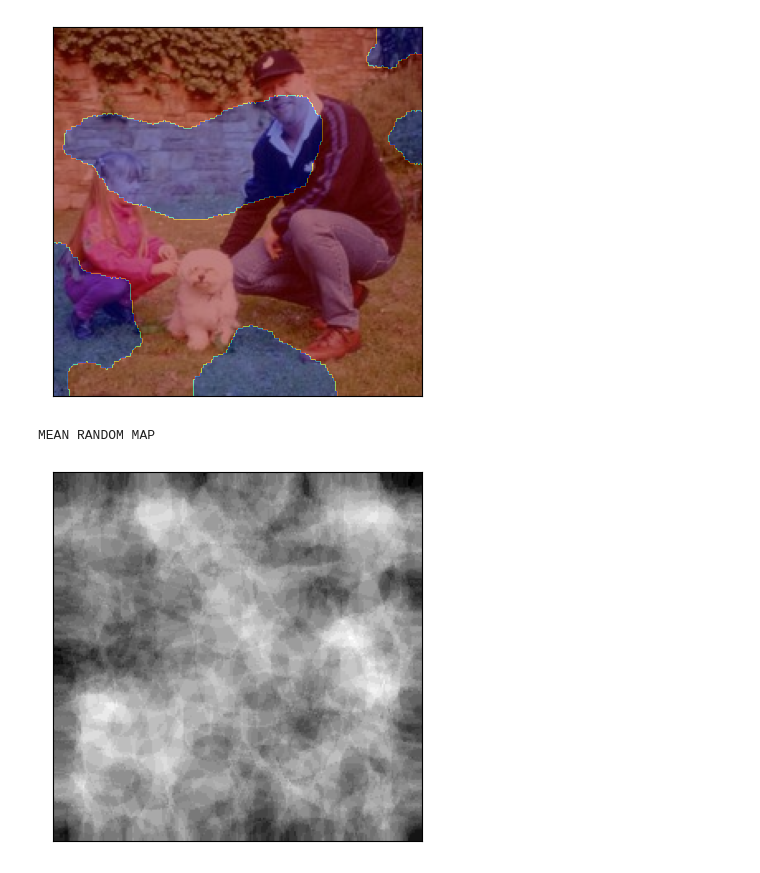
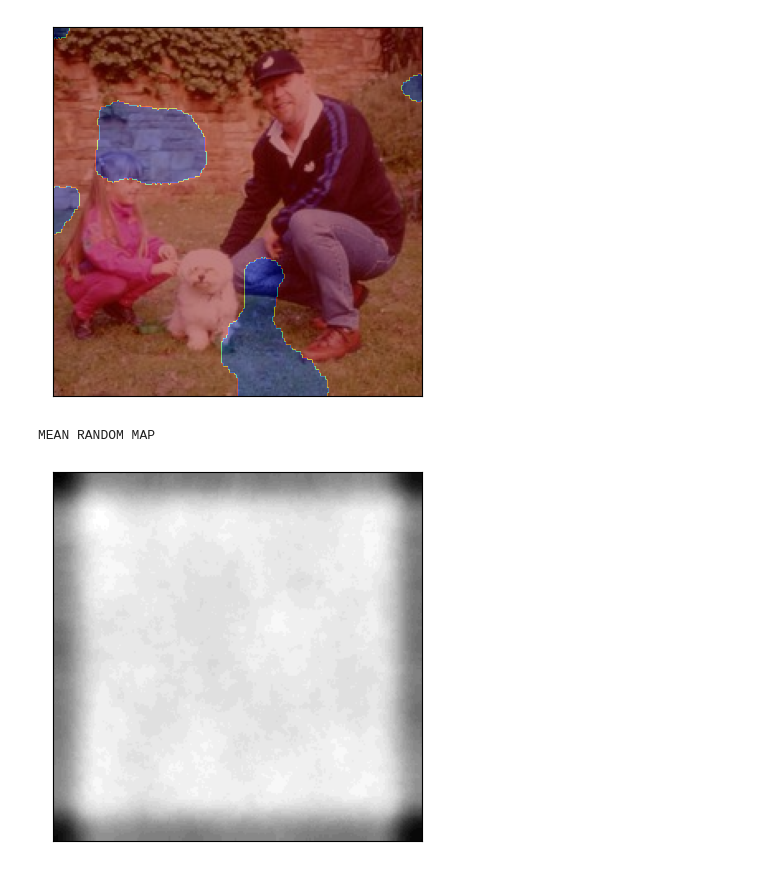
Before and after one commit to ma-ath/mcnna, a Jupyter notebook: experiment-2.ipynb, the cells around one changed output. Saved outputs shown, nothing was run; the diff lists cells and outputs as text; code cells hidden in the pictures.

```diff
--- a/experiment-2.ipynb
+++ b/experiment-2.ipynb
@@ -7,9 +8,9 @@ import matplotlib.pyplot as plt
 # %%
 image = torchvision.io.read_image(str(Path('assets') / 'kid_dog_adult.jpg'))
-mcnn = MCNN(100, (224,224), ommit_progress=False)
+mcnn = MCNN(10000, (224,224), ommit_progress=False)
 mcnn.utils.plot_image(image, mcnn.r_maps[5])
 # %% [output]
-[figure, old version]
+[figure, new version]
 # %%
 from torchvision.models import vgg16, VGG16_Weights
 
@@ -23,6 +24,6 @@ print("MEAN RANDOM MAP")
 mcnn.utils.plot_image(mcnn.r_maps.mean_map)
 # %% [output]
 MEAN RANDOM MAP
-[figure, old version]
+[figure, new version]
 # %%
 print("EUCLIDIAN DISTANCE FROM OUTPUT VECTOR")
```
Also changed, not shown: parts of 4 cells of this notebook.
